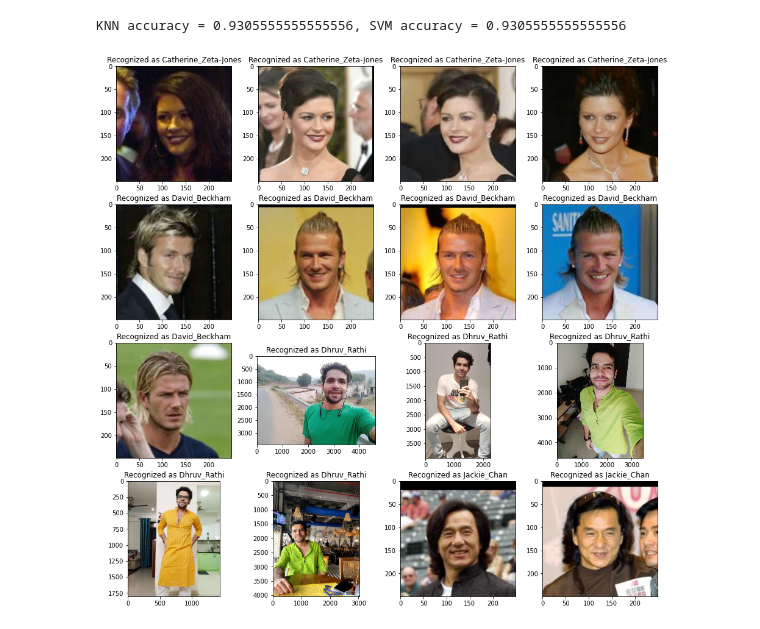
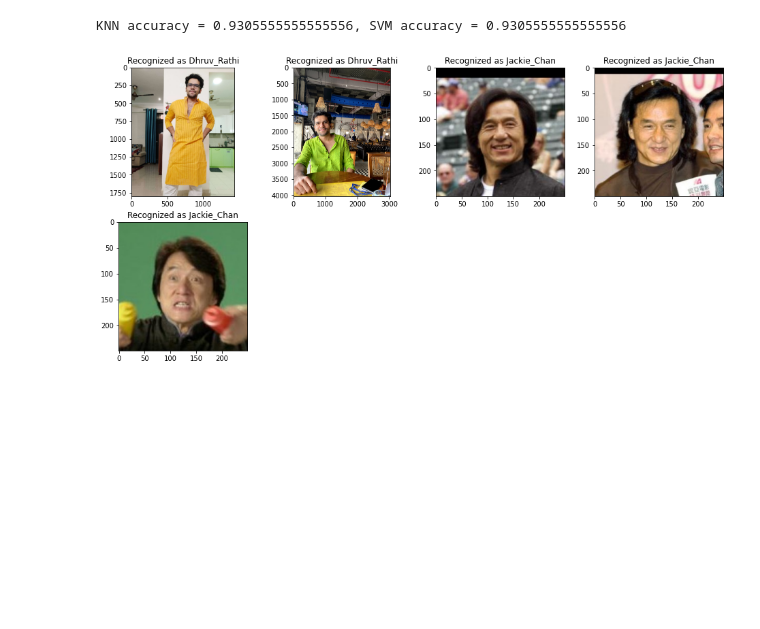
Before and after one commit to dhruv2601/FaceNet, a Jupyter notebook: Facenet.ipynb, the cells around one changed output. Drawn from its saved outputs; the diff is of its cells as text; code cells hidden in the pictures; blank space fills up the shorter version.

```diff
--- a/Facenet.ipynb
+++ b/Facenet.ipynb
@@ -333,6 +333,6 @@ def show_predictions(indexes):
         plt.imshow(example_image)
         plt.title(f'Recognized as {example_identity}');
 # %%
-show_predictions(range(21,70))
+show_predictions(range(33,38))
 # %% [output]
-[figure, old version]
+[figure, new version]
```
